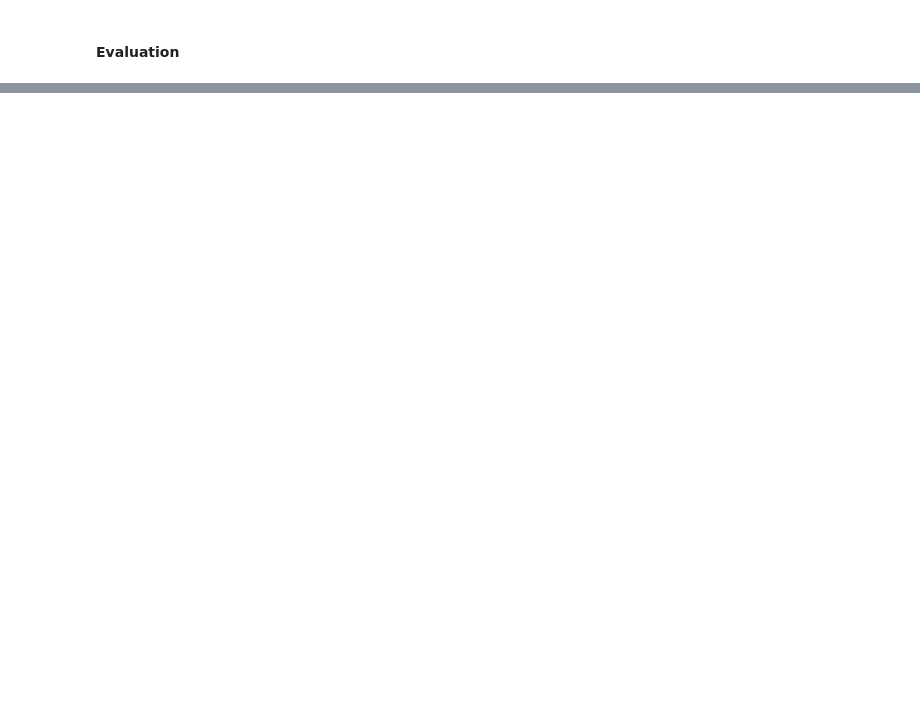
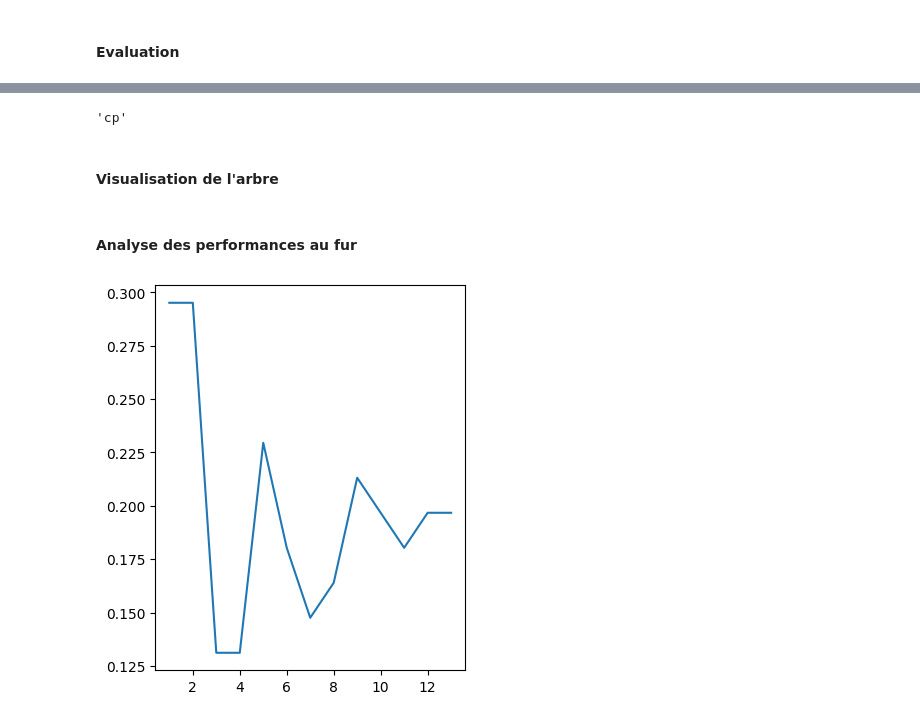
Before and after one commit to jflorescuba/Machine_learning, a Jupyter notebook: Arbres/Proj_Heart_Attack/HAttack.ipynb, the cells around one changed output, grey strips where cells are left out. Cells and saved outputs as stored; diff of their text form; code cells hidden in the pictures; blank space fills up the shorter version.

```diff
--- a/Arbres/Proj_Heart_Attack/HAttack.ipynb
+++ b/Arbres/Proj_Heart_Attack/HAttack.ipynb
@@ -269,0 +287,3 @@ pd.DataFrame(index=X.columns,
+# %%
+modelB = AdaBoostClassifier(n_estimators=3)
+modelB.fit(X_train, y_train)
@@ -269,0 +332,7 @@ pd.DataFrame(index=X.columns,
+# %%
+Fmax= modelB.feature_importances_.argmax()
+X.columns[Fmax]
+# %% [output]
+'cp'
+# %% [markdown]
+#### Visualisation de l'arbre
@@ -269,0 +342,2 @@ pd.DataFrame(index=X.columns,
+# %% [markdown]
+#### Analyse des performances au fur
@@ -269,0 +346,16 @@ pd.DataFrame(index=X.columns,
+# %%
+max_range = len(X.columns)
+error_rate = []
+
+for n in range(1,max_range+1):
+    modelB_n = AdaBoostClassifier(n_estimators=n)
+    modelB_n.fit(X_train, y_train)
+    base_predB_n = modelB_n.predict(X_test)
+    err = 1- accuracy_score(y_test,base_predB_n)
+
+    error_rate.append(err)
+
+plt.figure(figsize=(4,5))
+plt.plot(range(1,max_range+1),error_rate);
+# %% [output]
+[figure, added]
```
Also changed, not shown: parts of 19 cells of this notebook.
